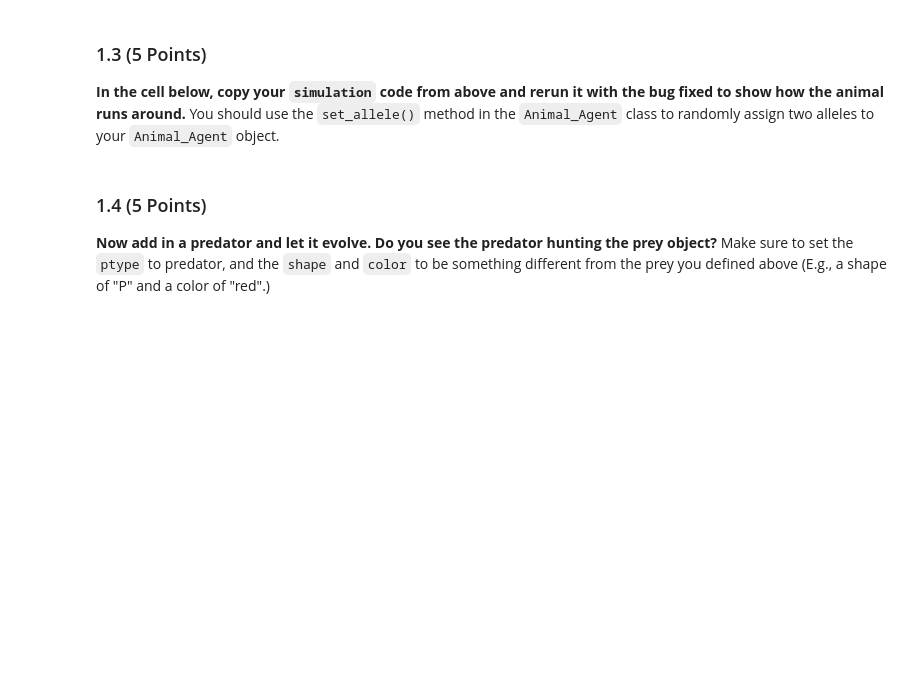
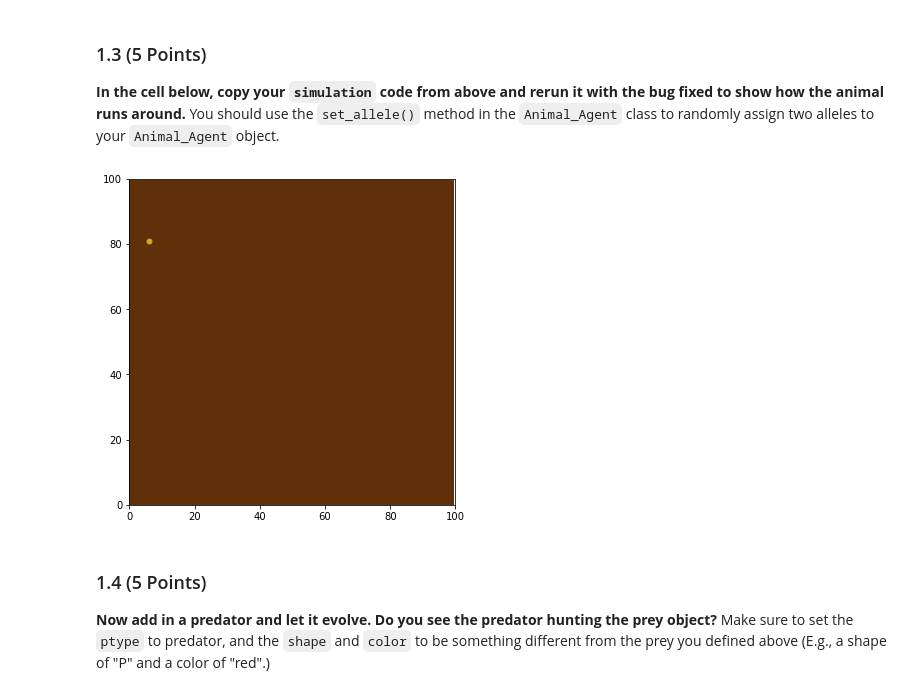
Before and after one commit to KollinBartz/CMSE202-s23-turnin, a Jupyter notebook: hw-03/HW3_ABMs_Bartz.ipynb, the cells around one changed output. Saved outputs shown, nothing was run; the diff lists cells and outputs as text; code cells hidden in the pictures; blank space fills up the shorter version.

```diff
--- a/hw-03/HW3_ABMs_Bartz.ipynb
+++ b/hw-03/HW3_ABMs_Bartz.ipynb
@@ -81,3 +99,12 @@ Construct a new `Environment` object and a new `Animal_Agent` object. Specify th
+# %%
+import random
+env = ev.Environment()
+agent = aac.Animal_Agent(sex = "F")
+agent.set_allele(random.random()*2,random.random()*2)
+env.add_agent(agent)
+env.simulate(10)
+# %% [output]
+[figure, added]
 # %% [markdown]
 ### 1.4 (5 Points)
 
```
Also changed, not shown: parts of 23 cells of this notebook, 2 other files.
